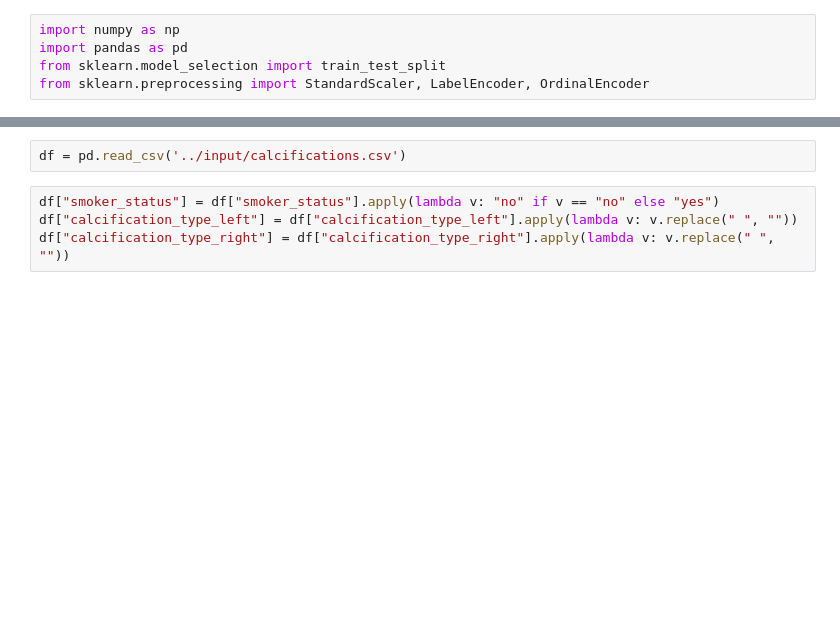
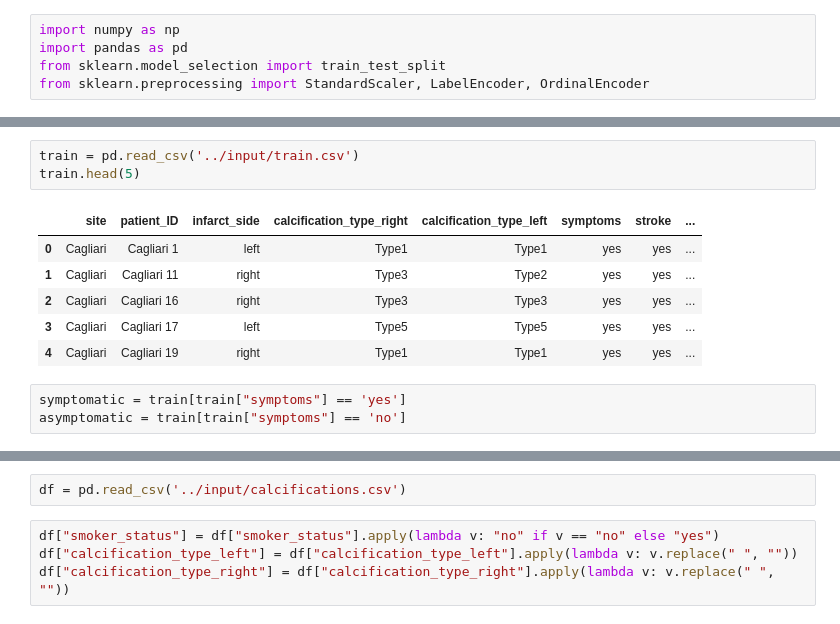
Before and after one commit to francescopisu/CEVEP, a Jupyter notebook: notebooks/preprocessing and train test split.ipynb, the cells around one changed output, grey strips where cells are left out. Saved outputs shown, nothing was run; the diff lists cells and outputs as text; blank space fills up the shorter version.

```diff
--- a/notebooks/preprocessing and train test split.ipynb
+++ b/notebooks/preprocessing and train test split.ipynb
@@ -5,0 +136,13 @@ from sklearn.preprocessing import StandardScaler, LabelEncoder, OrdinalEncoder
+# %%
+train = pd.read_csv('../input/train.csv')
+train.head(5)
+# %% [output]
+|  | site | patient_ID | infarct_side | calcification_type_right | calcification_type_left | symptoms | stroke | ... |
+| 0 | Cagliari | Cagliari 1 | left | Type1 | Type1 | yes | yes | ... |
+| 1 | Cagliari | Cagliari 11 | right | Type3 | Type2 | yes | yes | ... |
+| 2 | Cagliari | Cagliari 16 | right | Type3 | Type3 | yes | yes | ... |
+| 3 | Cagliari | Cagliari 17 | left | Type5 | Type5 | yes | yes | ... |
+| 4 | Cagliari | Cagliari 19 | right | Type1 | Type1 | yes | yes | ... |
+# %%
+symptomatic = train[train["symptoms"] == 'yes']
+asymptomatic = train[train["symptoms"] == 'no']
```
Also changed, not shown: parts of 76 cells of this notebook, 40 other files.
